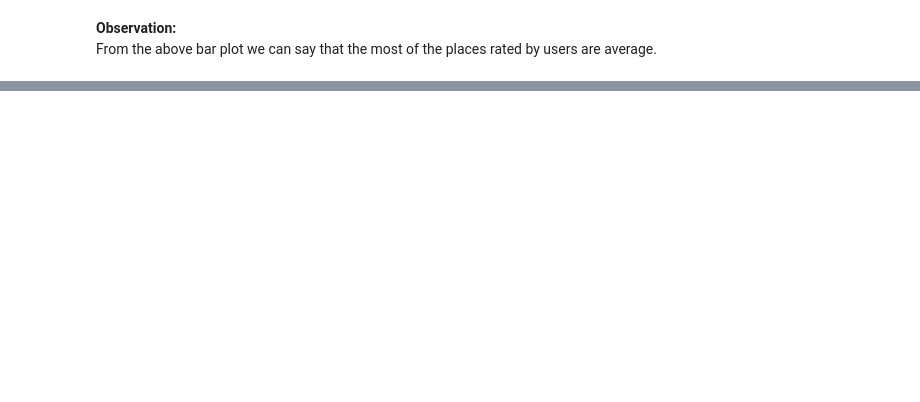
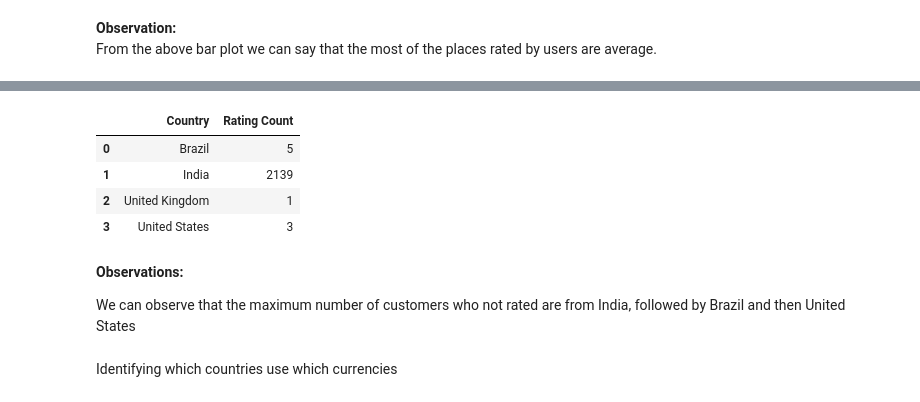
Before and after one commit to AdityaKumbhar21/Exploratory_Data_Analysis_on_Zomato_Dataset, a Jupyter notebook: EDA_Zomato.ipynb, the cells around one changed output, grey strips where cells are left out. Drawn from its saved outputs; the diff is of its cells as text; code cells hidden in the pictures; blank space fills up the shorter version.

```diff
--- a/EDA_Zomato.ipynb
+++ b/EDA_Zomato.ipynb
@@ -242,0 +254,14 @@ Hello
+# %%
+final_df[final_df['Aggregate rating'] == 0].groupby('Country').size().reset_index().rename(columns={0:"Rating Count"})
+# %% [output]
+|  | Country | Rating Count |
+| 0 | Brazil | 5 |
+| 1 | India | 2139 |
+| 2 | United Kingdom | 1 |
+| 3 | United States | 3 |
+# %% [markdown]
+**Observations:**
+
+We can observe that the maximum number of customers who not rated are from India, followed by Brazil and then United States
+# %% [markdown]
+Identifying which countries use which currencies
```
Also changed, not shown: parts of 19 cells of this notebook, 5 other files.
